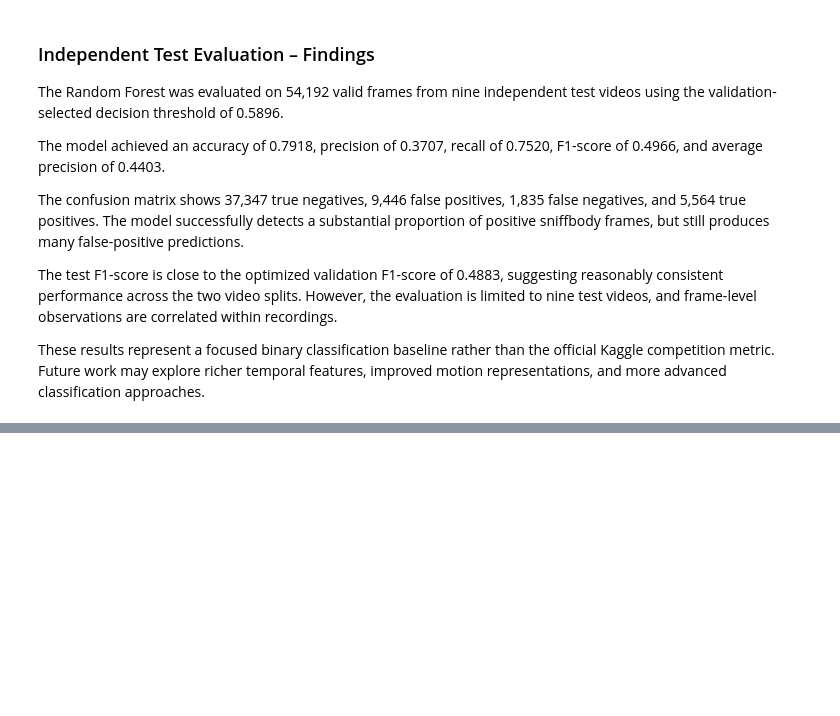
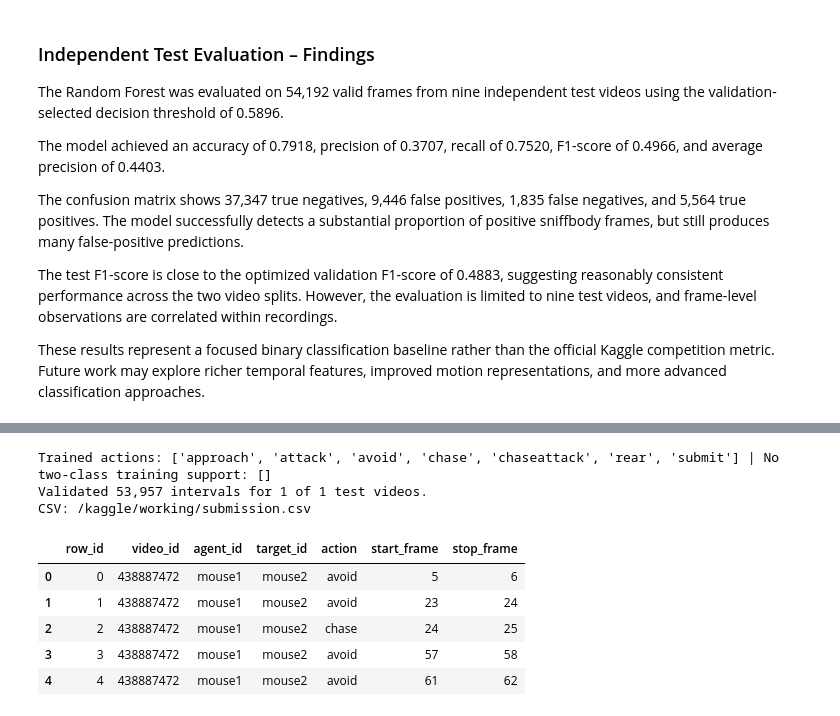
Before and after one commit to aytug-guler/GROUP19_CENG313, a Jupyter notebook: assignment1_eda_baseline.ipynb, the cells around one changed output, grey strips where cells are left out. Saved outputs shown, nothing was run; the diff lists cells and outputs as text; code cells hidden in the pictures; blank space fills up the shorter version.

```diff
--- a/assignment1_eda_baseline.ipynb
+++ b/assignment1_eda_baseline.ipynb
@@ -3,25 +0,0 @@
-# %%
-
-# Clone the project repository from GitHub
-
-from pathlib import Path
-import subprocess
-
-repo_path = Path("/content/GROUP19_CENG313")
-
-if not (repo_path / ".git").exists():
-    subprocess.run(
-        [
-            "git", "clone",
-            "https://github.com/aytug-guler/GROUP19_CENG313.git",
-            str(repo_path),
-        ],
-        check=True,
-    )
-else:
-    subprocess.run(
-        ["git", "-C", str(repo_path), "pull", "--ff-only"],
-        check=True,
-    )
-
-print("Repository ready:", repo_path)
@@ -105,13 +138,0 @@ Pandas version: 2.2.3
-# %%
-
-data_dir = Path(
-    kagglehub.competition_download(
-        "MABe-mouse-behavior-detection"
-    )
-)
-
-print("Dataset directory:", data_dir)
-print("\nFiles and folders:")
-
-for item in data_dir.iterdir():
-    print("-", item.name)
@@ -2203,0 +2228,16 @@ These results represent a focused binary classification baseline rather than the
+# %%
+if RUN_SUBMISSION:
+    output_path = Path("/kaggle/working/submission.csv" if ON_KAGGLE else "submission.csv")
+    submission = generate_submission(data_dir, output_path)
+    print("CSV:", output_path.resolve())
+    display(submission.head())
+# %% [output]
+Trained actions: ['approach', 'attack', 'avoid', 'chase', 'chaseattack', 'rear', 'submit'] | No two-class training support: []
+Validated 53,957 intervals for 1 of 1 test videos.
+CSV: /kaggle/working/submission.csv
+|  | row_id | video_id | agent_id | target_id | action | start_frame | stop_frame |
+| 0 | 0 | 438887472 | mouse1 | mouse2 | avoid | 5 | 6 |
+| 1 | 1 | 438887472 | mouse1 | mouse2 | avoid | 23 | 24 |
+| 2 | 2 | 438887472 | mouse1 | mouse2 | chase | 24 | 25 |
+| 3 | 3 | 438887472 | mouse1 | mouse2 | avoid | 57 | 58 |
+| 4 | 4 | 438887472 | mouse1 | mouse2 | avoid | 61 | 62 |
```
Also changed, not shown: parts of 15 cells of this notebook, 9 other files.
